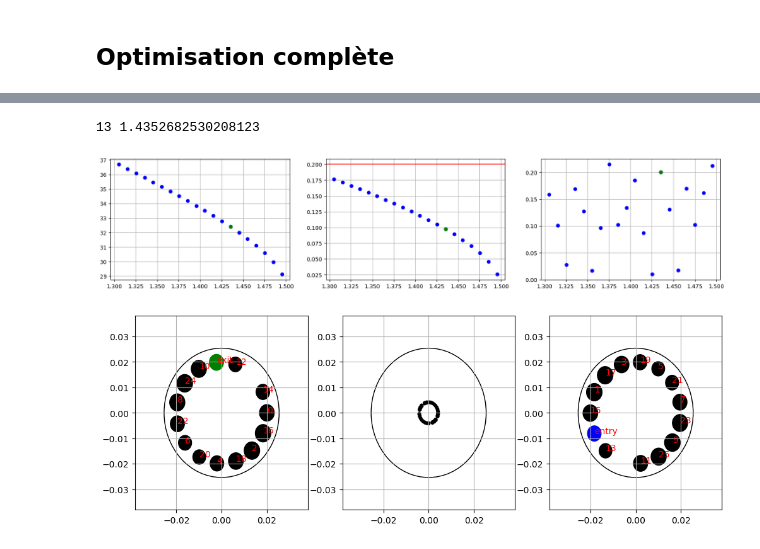
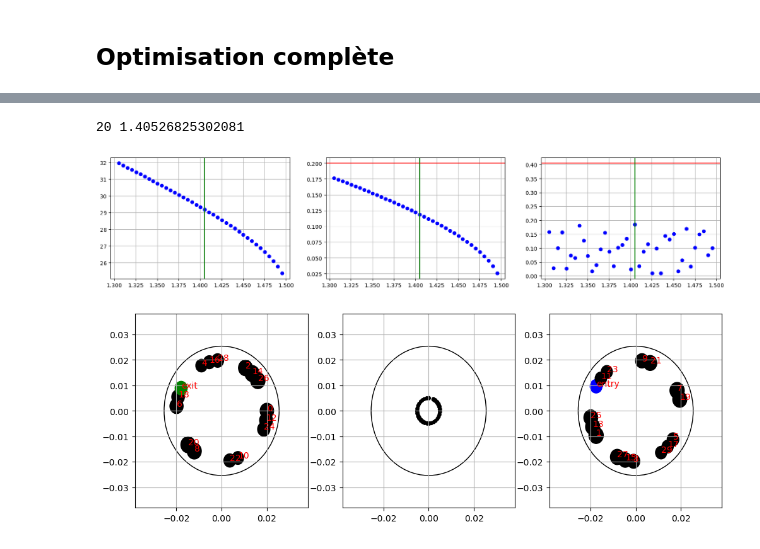
Before and after one commit to MatthieuGuer/MPC, a Jupyter notebook: MPC.ipynb, the cells around one changed output, grey strips where cells are left out. Cells and saved outputs as stored; diff of their text form; code cells hidden in the pictures.

Commit message:
More sliders

```diff
--- a/MPC.ipynb
+++ b/MPC.ipynb
@@ -375,14 +375,14 @@ sigma = 1 - (E/tau0)/(3.77*wl**2/(8*np.pi*pressure*n2))
 
 Lmin = 2*R*E**2 / (E**2 + wl**2*R**2*Jd**2)
 Lmax = 1.999*R
-dL = 0.01
+dL = 0.001
 
 lL = np.arange(Lmin, Lmax, dL)
 lK = []
 lwm = []
 lfl = []
 l_dthetas = []
-N = 26
+N = 30
 for iL in range(len(lL)):
     L = lL[iL]
 
@@ -413,9 +413,9 @@ lK = arr(lK)
 lwm = arr(lwm)
 lfl = arr(lfl)
 l_dthetas = arr(l_dthetas)
-print(lK)
-print(lwm*1e6)
-print(lfl/Jd)
-print(l_dthetas)
-print((-l_dthetas).argmin())
+# print(lK)
+# print(lwm*1e6)
+# print(lfl/Jd)
+# print(l_dthetas)
+# print((-l_dthetas).argmin())
 # %% [output]
@@ -442,29 +439,40 @@ print((-l_dthetas).argmin())
 # %%
 f, axes = plt.subplots(1,3, figsize=(20,4))
 ax_tau = axes[0]
 ax_fluence = axes[1]
 ax_dtheta = axes[2]
 
 
 i = (-l_dthetas).argmin()
-i = 13
+i = 20
 L_opt = lL[i]
 print(i, L_opt)
 
-ax_tau.plot(lL, tau0/lK*1e15, 'ob')
-ax_fluence.plot(lL, lfl*1e-4, 'ob')
-ax_fluence.axhline(y=Jd*1e-4, color='r')
-ax_dtheta.plot(lL, l_dthetas, 'ob')
-ax_tau.plot(lL[i], tau0/lK[i]*1e15, 'og')
-ax_fluence.plot(lL[i], lfl[i]*1e-4, 'og')
-ax_dtheta.plot(lL[i], l_dthetas[i], 'og')
+slider_L_grossier = widgets.FloatSlider(min=lL[0], max=lL[-1], value=L_opt, step=0.01, continuous_update=False)
+slider_L_fin = widgets.FloatSlider(min=0, max=100, value=L_opt, step=1, continuous_update=False)
 
-Cavity = cavity(L=L_opt, RCmirror=R, Rmirror=Rmirror, pressure=pressure, n2=n2, sc=3)
-Cavity.injection_laser(x_in=20e-3, y_in=0, thetax_in=0, thetay_in=0, E=E, wl=wl, w0=200e-6, tau0=tau0, z=zf*L, M2=M2)
-w0 = Cavity.optimize_waist()
-Cavity.optimize_injection(N)
-_, _, _, _, _ = Cavity.propag_MPC(N, show=True)
+
+def plot_L(L_grossier, L_fin):
+    L_opt = L_grossier+L_fin*0.0001
+    print(L_opt)
+    ax_tau.plot(lL, tau0/lK*1e15, 'ob')
+    ax_fluence.plot(lL, lfl*1e-4, 'ob')
+    ax_fluence.axhline(y=Jd*1e-4, color='r')
+    ax_dtheta.plot(lL, l_dthetas, 'ob')
+    # ax_tau.plot(lL[i], tau0/lK[i]*1e15, 'og')
+    # ax_fluence.plot(lL[i], lfl[i]*1e-4, 'og')
+    # ax_dtheta.plot(lL[i], l_dthetas[i], 'og')
+    ax_dtheta.axhline(y=4*np.pi / (N+1), color='r')
+    ax_tau.axvline(x=L_opt, color='g')
+    ax_fluence.axvline(x=L_opt, color='g')
+    ax_dtheta.axvline(x=L_opt, color='g')
+
+    Cavity = cavity(L=L_opt, RCmirror=R, Rmirror=Rmirror, pressure=pressure, n2=n2, sc=3)
+    Cavity.injection_laser(x_in=20e-3, y_in=0, thetax_in=0, thetay_in=0, E=E, wl=wl, w0=200e-6, tau0=tau0, z=zf*L, M2=M2)
+    w0 = Cavity.optimize_waist()
+    Cavity.optimize_injection(N)
+    _, _, _, _, _ = Cavity.propag_MPC(N, show=True)
 # %% [output]
-13 1.4352682530208123
+20 1.40526825302081
-[figure, old version]
+[figure, new version]
-[figure, old version]
+[figure, new version]
```
Also changed, not shown: parts of 1 cell of this notebook.
